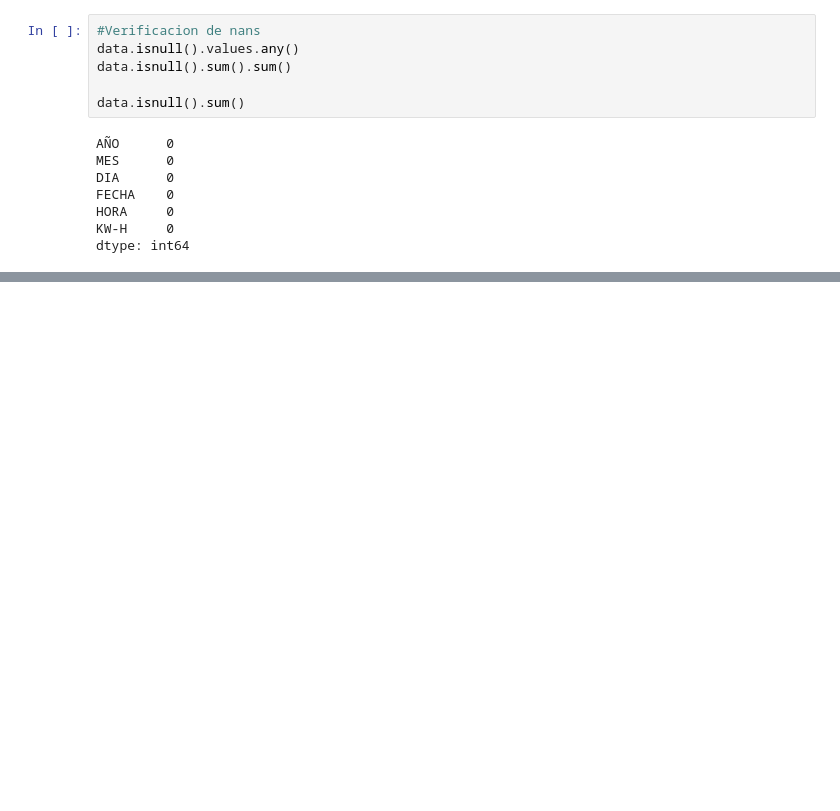
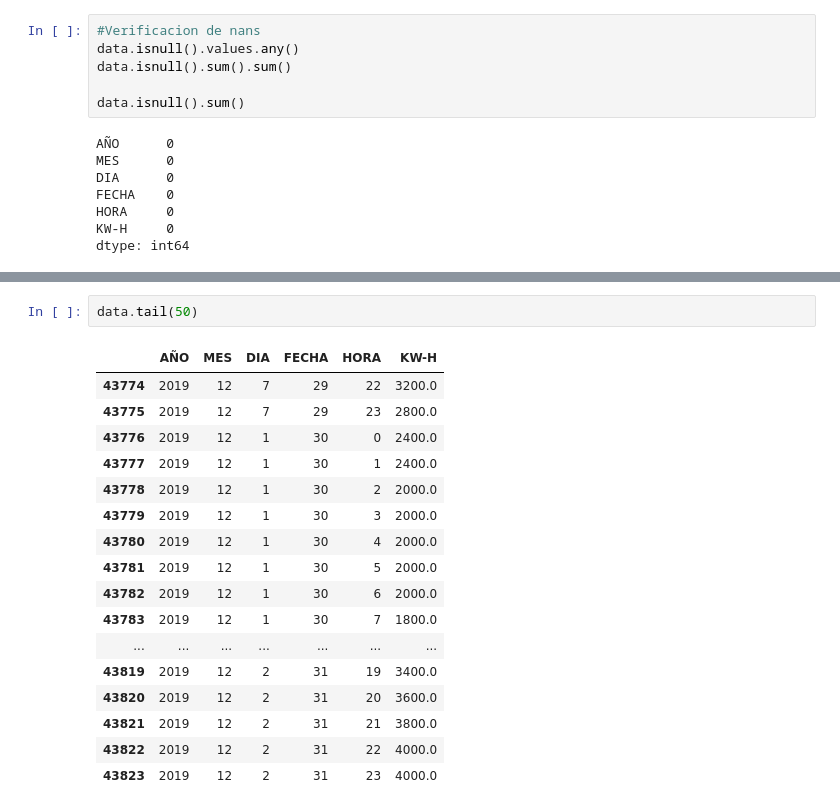
Before and after one commit to javieresk8/PowerDemandPrediction, a Jupyter notebook: NN_Models.ipynb, the cells around one changed output, grey strips where cells are left out. Drawn from its saved outputs; the diff is of its cells as text; blank space fills up the shorter version.

```diff
--- a/NN_Models.ipynb
+++ b/NN_Models.ipynb
@@ -73,6 +71,26 @@ data.head(50)
 | 47 | 2015 | 1 | 5 | 2 | 23 | 2700 |
 | 48 | 2015 | 1 | 6 | 3 | 0 | 2500 |
 | 49 | 2015 | 1 | 6 | 3 | 1 | 2500 |
+# %%
+data.tail(50)
+# %% [output]
+|  | AÑO | MES | DIA | FECHA | HORA | KW-H |
+| 43774 | 2019 | 12 | 7 | 29 | 22 | 3200.0 |
+| 43775 | 2019 | 12 | 7 | 29 | 23 | 2800.0 |
+| 43776 | 2019 | 12 | 1 | 30 | 0 | 2400.0 |
+| 43777 | 2019 | 12 | 1 | 30 | 1 | 2400.0 |
+| 43778 | 2019 | 12 | 1 | 30 | 2 | 2000.0 |
+| 43779 | 2019 | 12 | 1 | 30 | 3 | 2000.0 |
+| 43780 | 2019 | 12 | 1 | 30 | 4 | 2000.0 |
+| 43781 | 2019 | 12 | 1 | 30 | 5 | 2000.0 |
+| 43782 | 2019 | 12 | 1 | 30 | 6 | 2000.0 |
+| 43783 | 2019 | 12 | 1 | 30 | 7 | 1800.0 |
+| ... | ... | ... | ... | ... | ... | ... |
+| 43819 | 2019 | 12 | 2 | 31 | 19 | 3400.0 |
+| 43820 | 2019 | 12 | 2 | 31 | 20 | 3600.0 |
+| 43821 | 2019 | 12 | 2 | 31 | 21 | 3800.0 |
+| 43822 | 2019 | 12 | 2 | 31 | 22 | 4000.0 |
+| 43823 | 2019 | 12 | 2 | 31 | 23 | 4000.0 |
 # %%
 #Transformacion de datos a numerica
 
```
Also changed, not shown: parts of 28 cells of this notebook.
